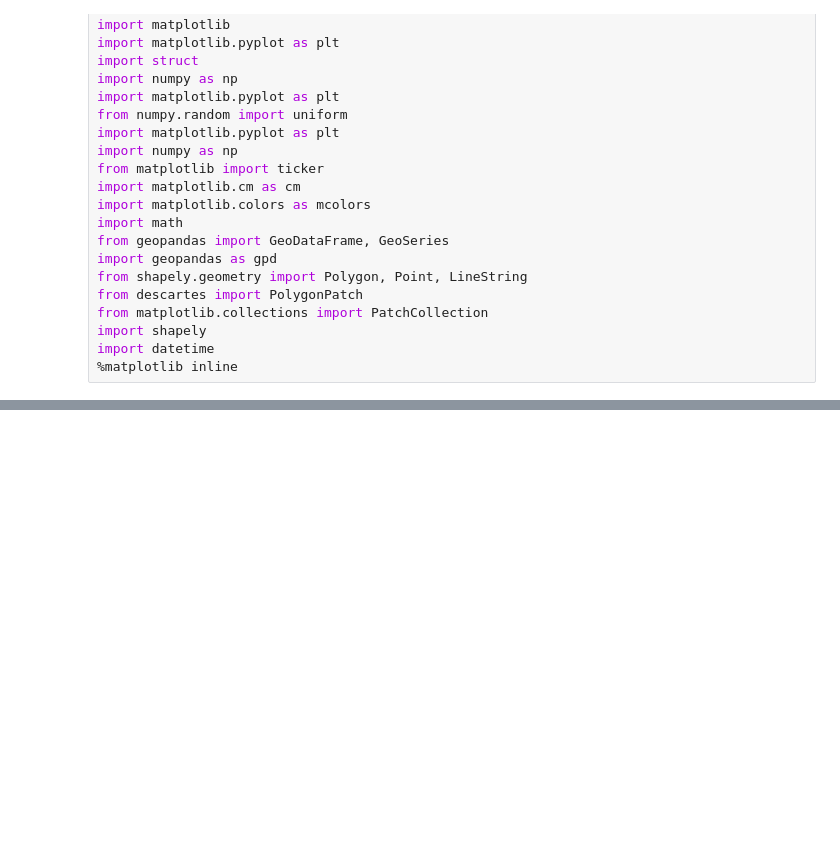
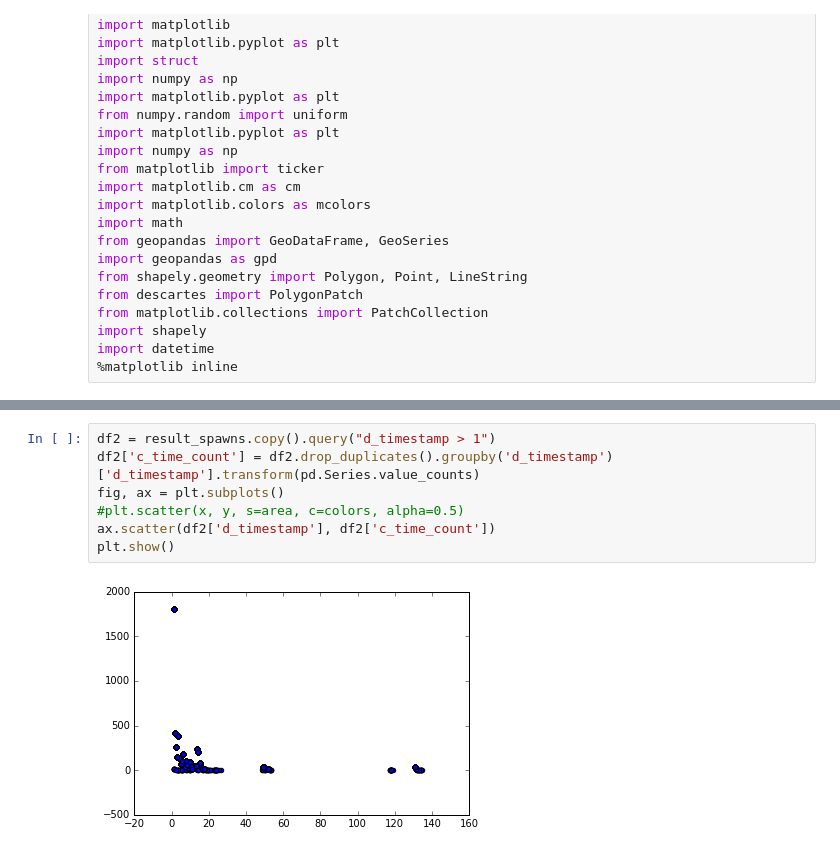
Before and after one commit to kvey/pogonotebook, a Jupyter notebook: MonTime.ipynb, the cells around one changed output, grey strips where cells are left out. Drawn from its saved outputs; the diff is of its cells as text; blank space fills up the shorter version.

```diff
--- a/MonTime.ipynb
+++ b/MonTime.ipynb
@@ -69,0 +240,9 @@ plt.show()
+# %%
+df2 = result_spawns.copy().query("d_timestamp > 1")
+df2['c_time_count'] = df2.drop_duplicates().groupby('d_timestamp')['d_timestamp'].transform(pd.Series.value_counts)
+fig, ax = plt.subplots()
+#plt.scatter(x, y, s=area, c=colors, alpha=0.5)
+ax.scatter(df2['d_timestamp'], df2['c_time_count'])
+plt.show()
+# %% [output]
+[figure, added]
```
Also changed, not shown: parts of 26 cells of this notebook, 3 other files.
